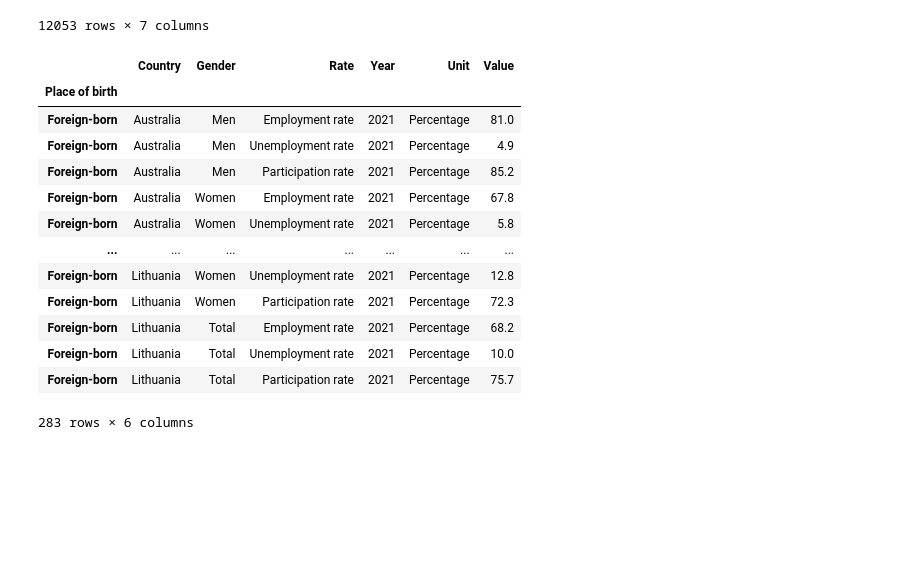
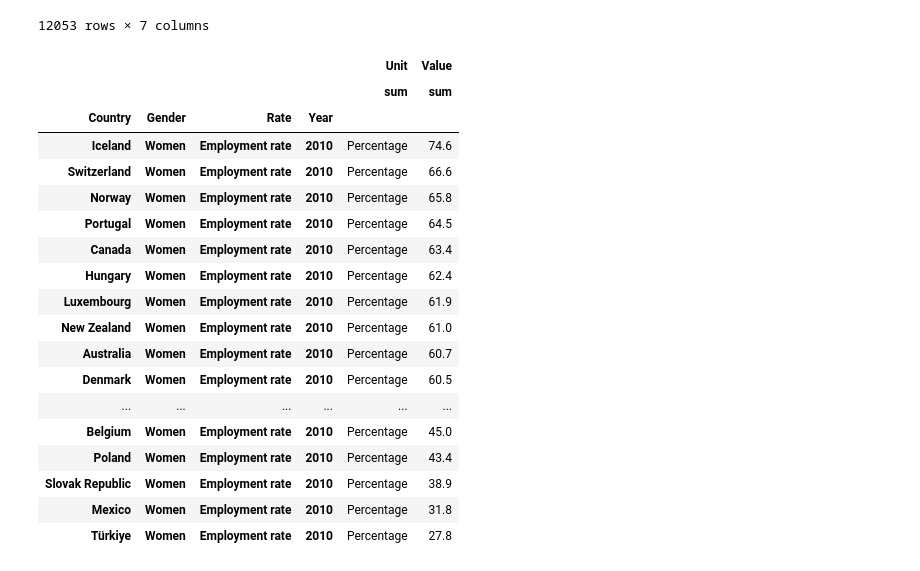
Before and after one commit to sergioabz/mid_project, a Jupyter notebook: notebooks/Final_Question_Analysis_midbootcamp_project.ipynb, the cells around one changed output. Drawn from its saved outputs; the diff is of its cells as text; code cells hidden in the pictures; blank space fills up the shorter version.

```diff
--- a/notebooks/Final_Question_Analysis_midbootcamp_project.ipynb
+++ b/notebooks/Final_Question_Analysis_midbootcamp_project.ipynb
@@ -22,25 +23,47 @@ data
 | 12051 | Lithuania | Native-born | Total | Participation rate | 2020 | Percentage | 78.6 |
 | 12052 | Lithuania | Native-born | Total | Participation rate | 2021 | Percentage | 78.3 |
 12053 rows × 7 columns
-# %%
-immi = data.copy().set_index('Place of birth')
-immi = immi.loc[['Foreign-born']]
-immi = immi[immi['Year'] == 2021]
-# immi = immi[immi['Gender'] == 'Women']
-immi
-# %% [output]
-|  | Country | Gender | Rate | Year | Unit | Value |
-| Place of birth |  |  |  |  |  |  |
-| Foreign-born | Australia | Men | Employment rate | 2021 | Percentage | 81.0 |
-| Foreign-born | Australia | Men | Unemployment rate | 2021 | Percentage | 4.9 |
-| Foreign-born | Australia | Men | Participation rate | 2021 | Percentage | 85.2 |
-| Foreign-born | Australia | Women | Employment rate | 2021 | Percentage | 67.8 |
-| Foreign-born | Australia | Women | Unemployment rate | 2021 | Percentage | 5.8 |
-| ... | ... | ... | ... | ... | ... | ... |
-| Foreign-born | Lithuania | Women | Unemployment rate | 2021 | Percentage | 12.8 |
-| Foreign-born | Lithuania | Women | Participation rate | 2021 | Percentage | 72.3 |
-| Foreign-born | Lithuania | Total | Employment rate | 2021 | Percentage | 68.2 |
-| Foreign-born | Lithuania | Total | Unemployment rate | 2021 | Percentage | 10.0 |
-| Foreign-born | Lithuania | Total | Participation rate | 2021 | Percentage | 75.7 |
-283 rows × 6 columns
+# %%
+def emp_rate_gender(data, year=int, gender= object):
+
+    """"
+    This function inputs a data base defined as data, a year from 2000 until 20121, and Gender = 'Women', 'Men'.
+    Depending on Gender and the year selected the function returns a data frame
+    including the columns = 'Country', 'Gender', 'Rate' always showing the value Employment rate in every row, 'Year', 'Unit' always showing the value Percentage in every row, and 'Value' corresponding to
+    every single country included in the data frame called data and its employment rate by gender.
+
+    """
+
+    immi = data.copy().set_index('Place of birth')
+    immi = immi.loc[['Foreign-born']]
+    immi = immi[(immi['Year'] == year) & (immi['Rate'] == 'Employment rate') & (immi['Gender'] == gender)]
+
+    max_immi1 = immi.pivot_table(index=['Country', 'Gender', 'Rate', 'Year'], aggfunc = {'sum'} )
+    max_immi1
+
+    max_immi2 = max_immi1.sort_values(by = ('Value', 'sum'), ascending=False).head(50)
+
+    return max_immi2
+# %%
+emp_rate_gender(data, 2010, 'Women')
+# %% [output]
+|  |  |  |  | Unit | Value |
+|  |  |  |  | sum | sum |
+| Country | Gender | Rate | Year |  |  |
+| Iceland | Women | Employment rate | 2010 | Percentage | 74.6 |
+| Switzerland | Women | Employment rate | 2010 | Percentage | 66.6 |
+| Norway | Women | Employment rate | 2010 | Percentage | 65.8 |
+| Portugal | Women | Employment rate | 2010 | Percentage | 64.5 |
+| Canada | Women | Employment rate | 2010 | Percentage | 63.4 |
+| Hungary | Women | Employment rate | 2010 | Percentage | 62.4 |
+| Luxembourg | Women | Employment rate | 2010 | Percentage | 61.9 |
+| New Zealand | Women | Employment rate | 2010 | Percentage | 61.0 |
+| Australia | Women | Employment rate | 2010 | Percentage | 60.7 |
+| Denmark | Women | Employment rate | 2010 | Percentage | 60.5 |
+| ... | ... | ... | ... | ... | ... |
+| Belgium | Women | Employment rate | 2010 | Percentage | 45.0 |
+| Poland | Women | Employment rate | 2010 | Percentage | 43.4 |
+| Slovak Republic | Women | Employment rate | 2010 | Percentage | 38.9 |
+| Mexico | Women | Employment rate | 2010 | Percentage | 31.8 |
+| Türkiye | Women | Employment rate | 2010 | Percentage | 27.8 |
 # %%
```
Also changed, not shown: parts of 3 cells of this notebook.
